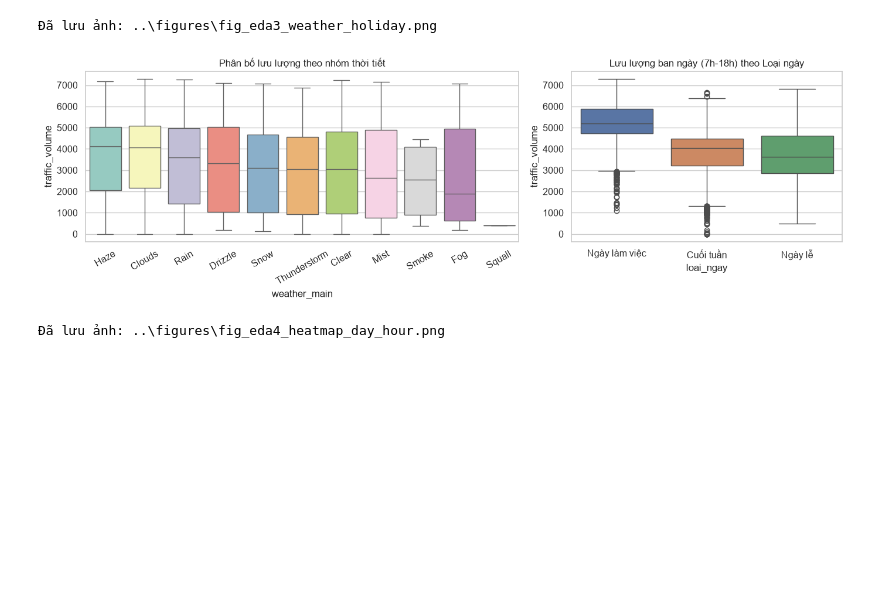
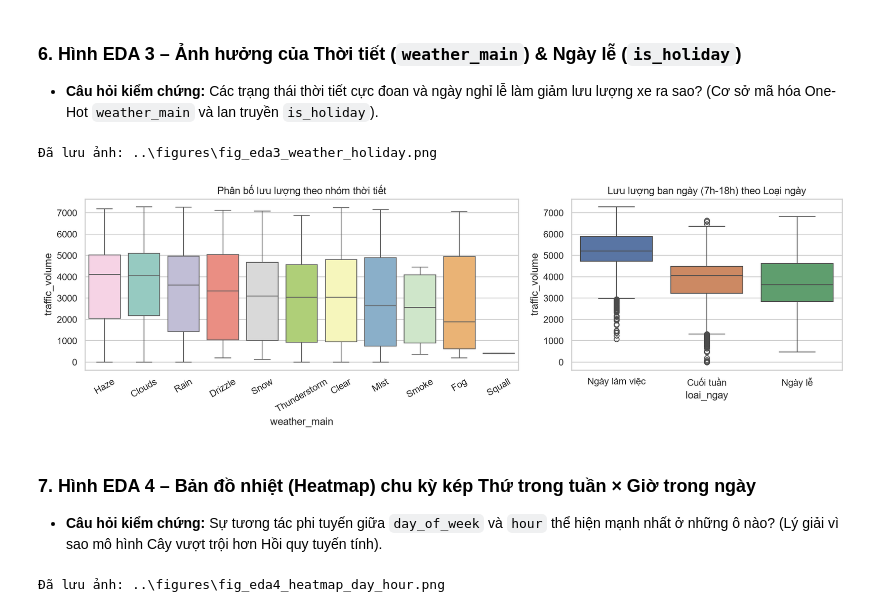
Before and after one commit to duchihi06/btl_nh-m_3, a Jupyter notebook: code/note_01.ipynb, the cells around one changed output. Cells and saved outputs as stored; diff of their text form; code cells hidden in the pictures; blank space fills up the shorter version.

```diff
--- a/code/note_01.ipynb
+++ b/code/note_01.ipynb
@@ -165,0 +115,14 @@ Ví dụ mốc giờ lặp nhiều dòng nhất (2013-04-18 22:00:00 - 6 dòng):
+# %%
+# 1. Thống kê mô tả 5 biến định lượng gốc
+display(df.describe(include=[np.number]).T.round(2))
+
+print("Số dòng lỗi cảm biến nhiệt độ temp <= 0 Kelvin (-273.15°C):", int((df["temp"] <= 0).sum()))
+print("Số dòng lỗi cảm biến lượng mưa rain_1h >= 500 mm/giờ     :", int((df["rain_1h"] >= 500).sum()))
+
+# 2. Chuẩn bị bảng df_eda (mỗi giờ 1 dòng duy nhất, trích sẵn Thứ/Giờ/Ngày lễ) phục vụ vẽ 5 hình EDA
+ngay_le_eda = set(df.loc[df["holiday"].notna(), "date_time"].dt.normalize())
+df_eda = df.sort_values("date_time").drop_duplicates(subset=["date_time"], keep="first").copy()
+df_eda["hour"] = df_eda["date_time"].dt.hour
+df_eda["day_of_week"] = df_eda["date_time"].dt.dayofweek
+df_eda["is_weekend"] = (df_eda["day_of_week"] >= 5).astype(int)
+df_eda["is_holiday"] = df_eda["date_time"].dt.normalize().isin(ngay_le_eda).astype(int)
@@ -228,24 +187,34 @@ plt.show()
+# %% [markdown]
+### 6. Hình EDA 3 – Ảnh hưởng của Thời tiết (`weather_main`) & Ngày lễ (`is_holiday`)
+* **Câu hỏi kiểm chứng:** Các trạng thái thời tiết cực đoan và ngày nghỉ lễ làm giảm lưu lượng xe ra sao? (Cơ sở mã hóa One-Hot `weather_main` và lan truyền `is_holiday`).
 # %%
-# 9. Hình EDA 3: Ảnh hưởng của Thời tiết & Ngày lễ đến lưu lượng (Lưu ảnh vào figures/)
-holiday_days_eda = set(df.loc[df["holiday"].notna(), "date_time"].dt.normalize())
-df_eda["is_holiday"] = df_eda["date_time"].dt.normalize().isin(holiday_days_eda).astype(int)
+fig, axes = plt.subplots(1, 2, figsize=(14, 4.5), gridspec_kw={"width_ratios": [1.6, 1]})
 
-fig, axes = plt.subplots(1, 2, figsize=(14, 4.5), gridspec_kw={"width_ratios": [1.6, 1]})
 thu_tu = df_eda.groupby("weather_main")["traffic_volume"].median().sort_values(ascending=False).index
-sns.boxplot(data=df_eda, x="weather_main", y="traffic_volume", order=thu_tu, palette="Set3", ax=axes[0])
+sns.boxplot(data=df_eda, x="weather_main", y="traffic_volume", order=thu_tu, hue="weather_main", palette="Set3", legend=False, ax=axes[0])
 axes[0].set_title("Phân bố lưu lượng theo nhóm thời tiết")
 axes[0].tick_params(axis="x", rotation=30)
 
 ban_ngay = df_eda[df_eda["hour"].between(7, 18)].copy()
-ban_ngay["loai_ngay"] = np.where(ban_ngay["is_holiday"] == 1, "Ngày lễ",
-                        np.where(ban_ngay["is_weekend"] == 1, "Cuối tuần", "Ngày làm việc"))
-sns.boxplot(data=ban_ngay, x="loai_ngay", y="traffic_volume", palette=["#4c72b0", "#dd8452", "#55a868"], ax=axes[1])
+ban_ngay["loai_ngay"] = np.select(
+    [ban_ngay["is_holiday"] == 1, ban_ngay["is_weekend"] == 1],
+    ["Ngày lễ", "Cuối tuần"],
+    default="Ngày làm việc",
+)
+sns.boxplot(
+    data=ban_ngay, x="loai_ngay", y="traffic_volume",
+    order=["Ngày làm việc", "Cuối tuần", "Ngày lễ"],
+    hue="loai_ngay", palette=["#4c72b0", "#dd8452", "#55a868"], legend=False, ax=axes[1]
+)
 axes[1].set_title("Lưu lượng ban ngày (7h-18h) theo Loại ngày")
 plt.tight_layout()
 
 luu_hinh(fig, "fig_eda3_weather_holiday.png")
 plt.show()
 # %% [output]
 Đã lưu ảnh: ..\figures\fig_eda3_weather_holiday.png
-[figure, old version]
+[figure, new version]
+# %% [markdown]
+### 7. Hình EDA 4 – Bản đồ nhiệt (Heatmap) chu kỳ kép Thứ trong tuần × Giờ trong ngày
+* **Câu hỏi kiểm chứng:** Sự tương tác phi tuyến giữa `day_of_week` và `hour` thể hiện mạnh nhất ở những ô nào? (Lý giải vì sao mô hình Cây vượt trội hơn Hồi quy tuyến tính).
 # %%
```
Also changed, not shown: parts of 23 cells of this notebook, 38 other files.
